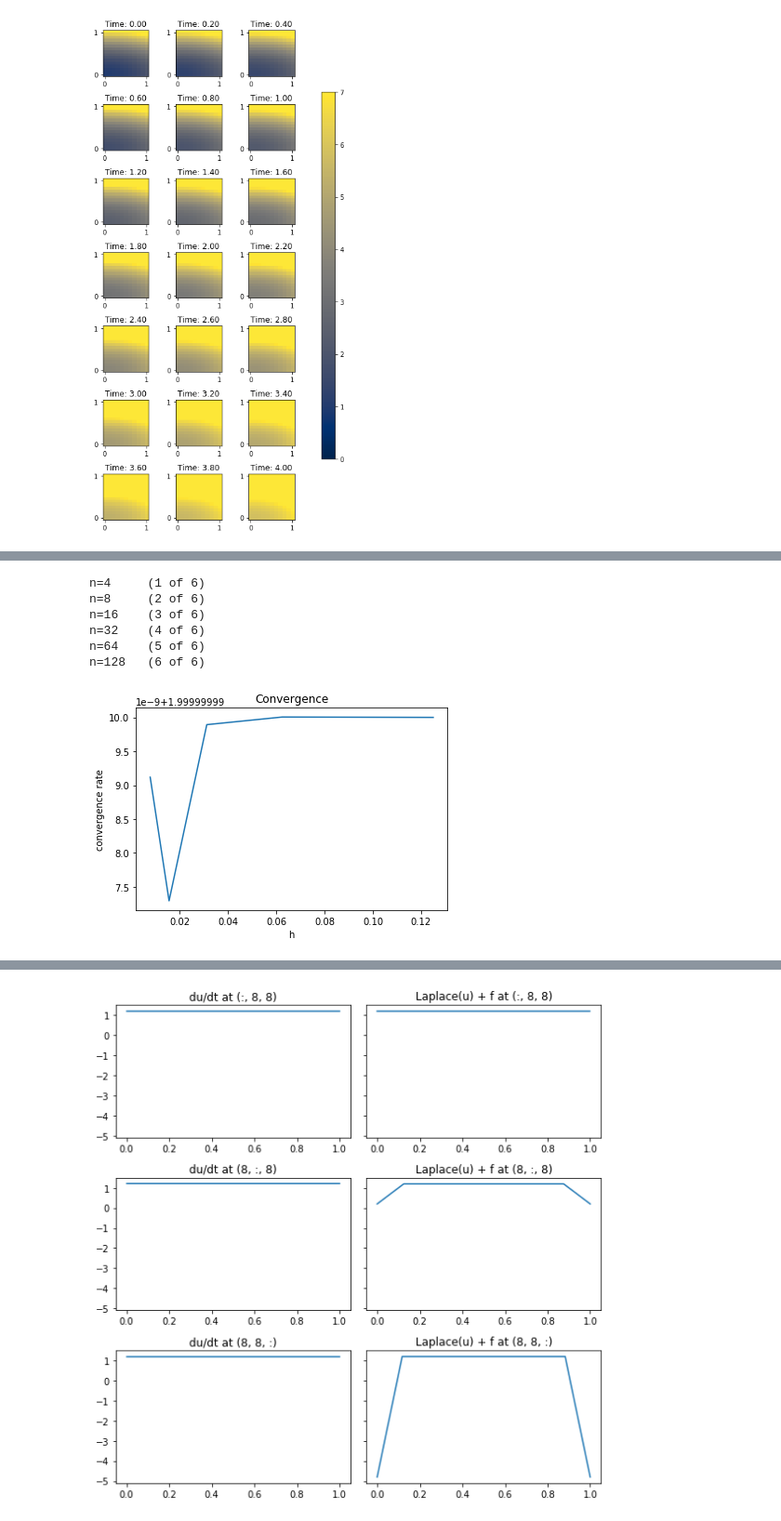
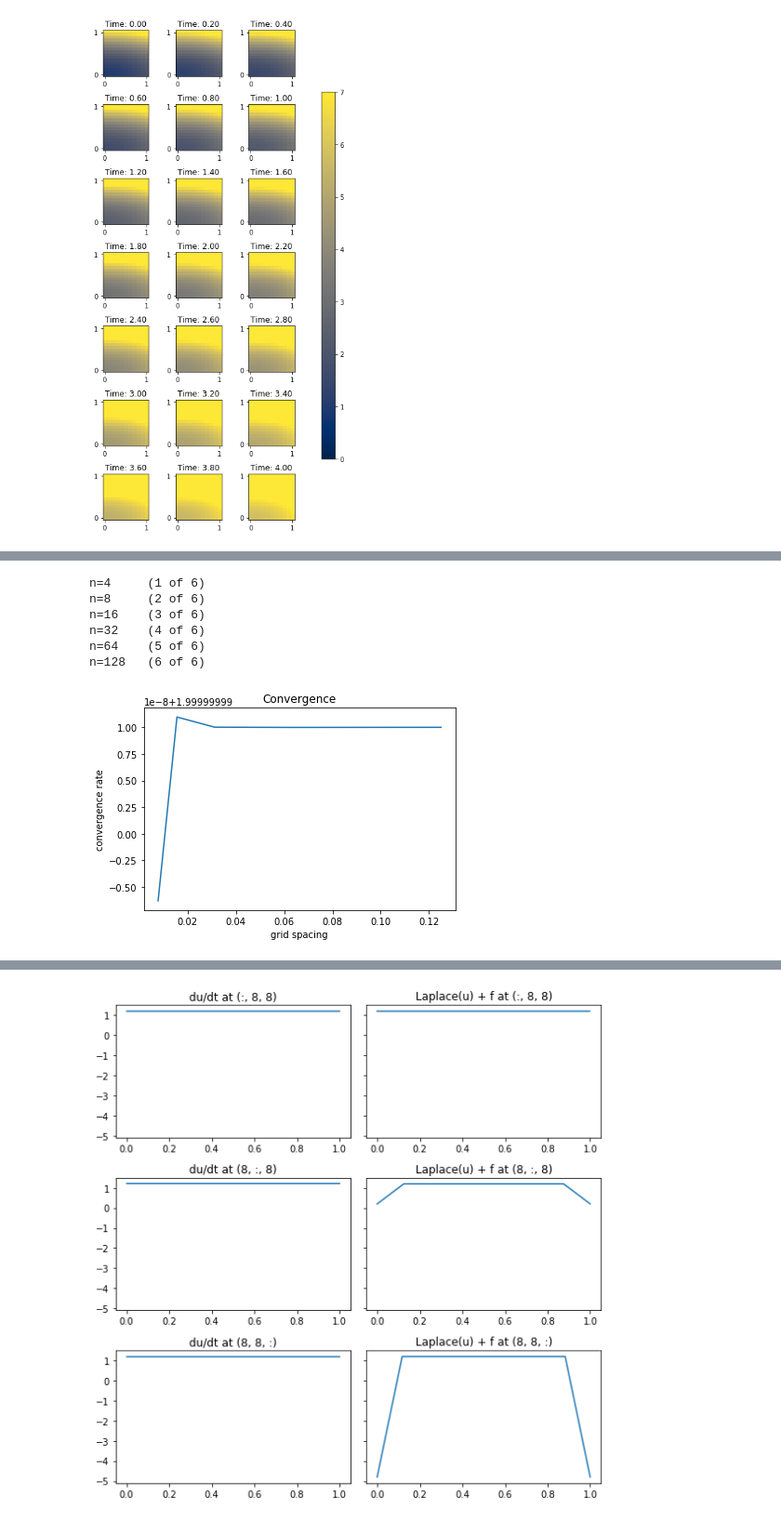
Before and after one commit to ZacharyVernec/PDE-FIND, a Jupyter notebook: Heat Equation.ipynb, the cells around one changed output, grey strips where cells are left out. Shown at 93% size. Cells and saved outputs as stored; diff of their text form; code cells hidden in the pictures.

```diff
--- a/Heat Equation.ipynb
+++ b/Heat Equation.ipynb
@@ -230,54 +237,60 @@ display_errors('L2', [10, 15, 20, 30], [10, 15, 20, 30], [20, 30, 40, 60], 4.0)
 # %%
-def calculate_convergence(initial_n, increase_factor_n, iterations, tmax):
+def calculate_convergence(initial_n, increase_factor_n, iterations, tmax=1.0, error_type='L2'):
     #increase_factor_n is decides how many more points are in the nest mesh
     if type(increase_factor_n) is not int:
         raise ValueError("increase_factor_n should be an integer")
-    if initial_n <= 0 or type(initial_n) is not int:
+    if type(initial_n) is not int or initial_n <= 0:
         raise ValuError("initial_n should be a positive integer")
 
     # Logs
-    hs = []
+    hs = [] #spacing between points in interval, h = 1/n
     errors_L2 = []
 
+    # Simulations
     for i in range(iterations):
+        #Set n
         if i == 0:
             n = initial_n
         else:
             n *= increase_factor_n
-        mesh_info, logs = calculate_simulation(n, n, n, tmax=tmax)
+        # Calculate simulation
+        mesh_info, sim_info, logs = calculate_simulation(n, n, n, tmax=tmax)
         print(f'n={n}\t({i+1} of {iterations})')
+        # Log
         hs.append(1/n)
-        errors_L2.append(logs['error_L2'][-1])
+        errors_L2.append(logs['error_'+error_type][-1])
 
+    #Calculate convergence rates
     hs = np.array(hs)
     errors_L2 = np.array(errors_L2)
     convergence_rates = np.log(errors_L2[1:]/errors_L2[:-1])/np.log(hs[1:]/hs[:-1])
+
     return hs[1:], convergence_rates
 
-hs, convergence_rates = calculate_convergence(initial_n=4, increase_factor_n=2, iterations=6, tmax=4.0)
+
+def display_convergence(hs, convergence_rates):
+    fig = plt.figure()
+    ax = fig.add_subplot(111)
+
+    ax.plot(hs, convergence_rates)
+
+    ax.set_title("Convergence")
+    ax.set_xlabel("grid spacing")
+    ax.set_ylabel("convergence rate")
+
+    plt.show()
+
+
+hs, convergence_rates = calculate_convergence(initial_n=4, increase_factor_n=2, iterations=6, tmax=1.0)
+display_convergence(hs, convergence_rates)
 # %% [output]
 n=4     (1 of 6)
 n=8     (2 of 6)
 n=16    (3 of 6)
 n=32    (4 of 6)
 n=64    (5 of 6)
 n=128   (6 of 6)
+[figure, added]
-# %%
-def display_convergence(hs, convergence_rates):
-    fig = plt.figure()
-    ax = fig.add_subplot(111)
-
-    ax.plot(hs, convergence_rates)
-
-    ax.set_title("Convergence")
-    ax.set_xlabel("h")
-    ax.set_ylabel("convergence rate")
-
-    plt.show()
-
-display_convergence(hs, convergence_rates)
-# %% [output]
-[figure, removed]
 # %%
 ### Cross-sections
 # %%
```
Also changed, not shown: parts of 5 cells of this notebook.
